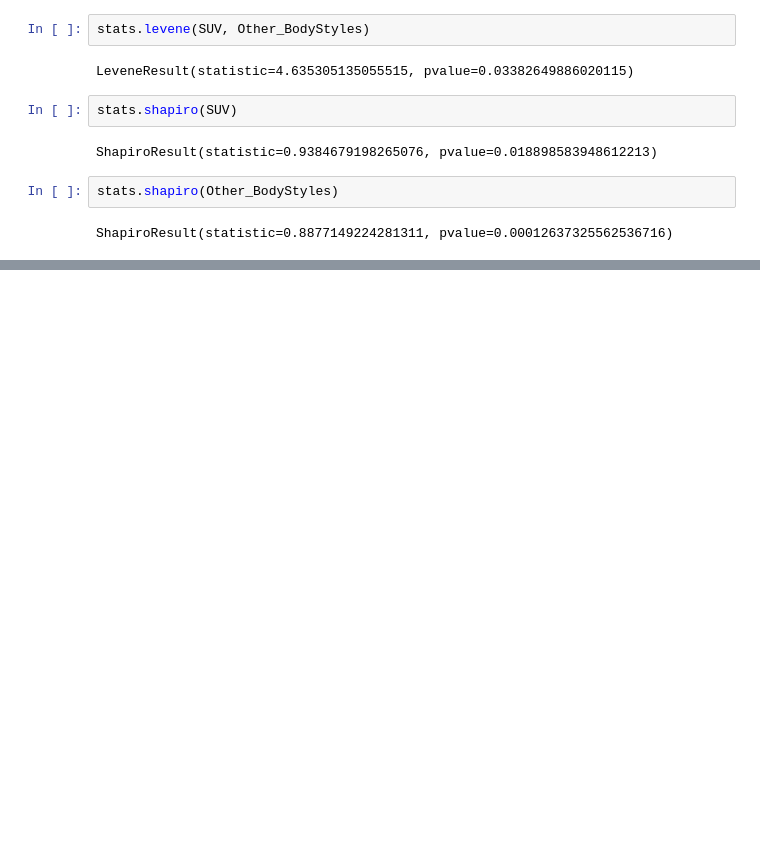
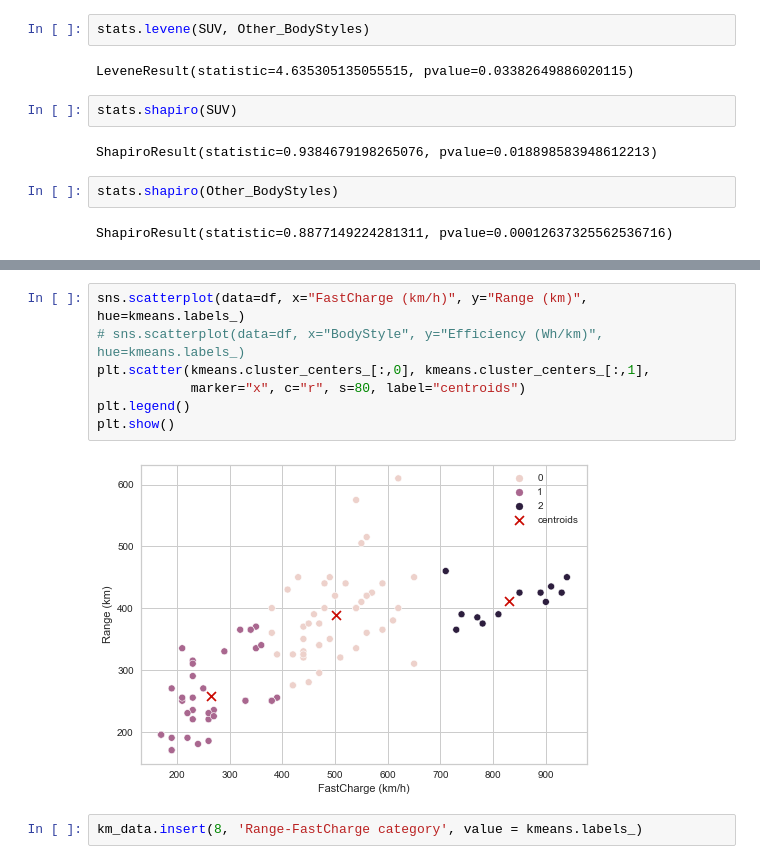
Before and after one commit to MartinJank/OZNAL, a Jupyter notebook: eda.ipynb, the cells around one changed output, grey strips where cells are left out. Saved outputs shown, nothing was run; the diff lists cells and outputs as text; blank space fills up the shorter version.

```diff
--- a/eda.ipynb
+++ b/eda.ipynb
@@ -667,0 +747,11 @@ df.head(2)
+# %%
+sns.scatterplot(data=df, x="FastCharge (km/h)", y="Range (km)", hue=kmeans.labels_)
+# sns.scatterplot(data=df, x="BodyStyle", y="Efficiency (Wh/km)", hue=kmeans.labels_)
+plt.scatter(kmeans.cluster_centers_[:,0], kmeans.cluster_centers_[:,1],
+            marker="x", c="r", s=80, label="centroids")
+plt.legend()
+plt.show()
+# %% [output]
+[figure, added]
+# %%
+km_data.insert(8, 'Range-FastCharge category', value = kmeans.labels_)
```
Also changed, not shown: parts of 67 cells of this notebook.
